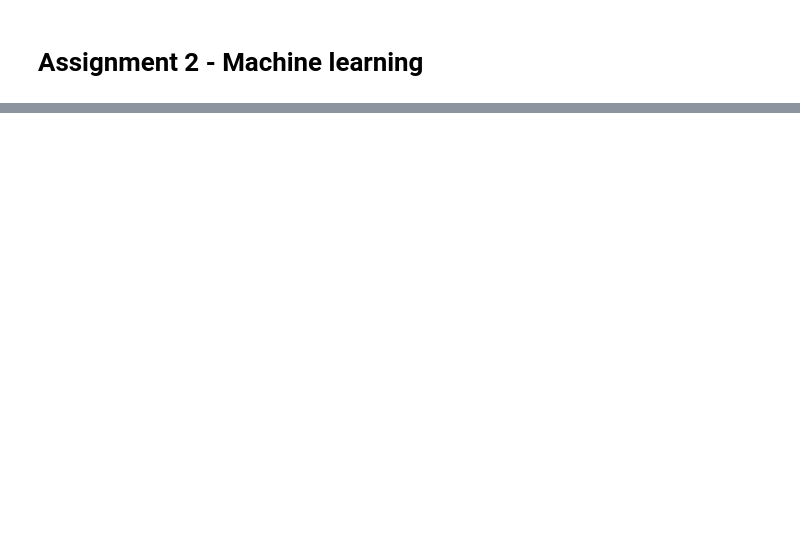
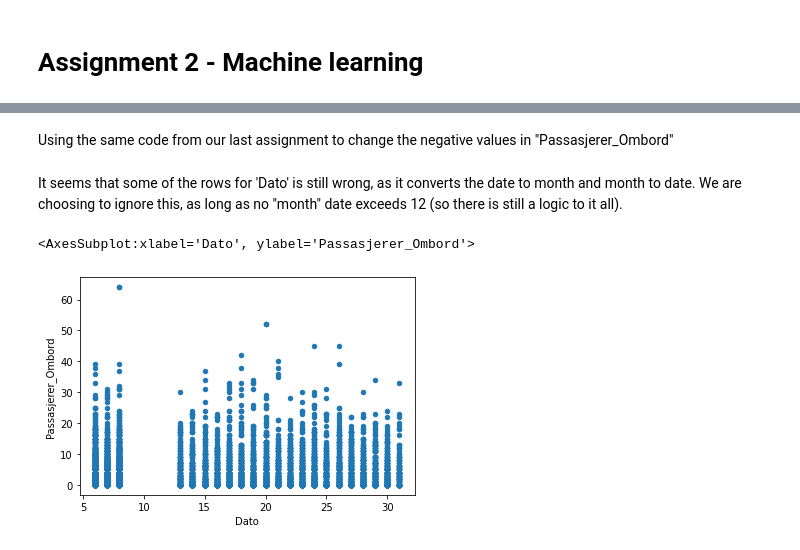
Before and after one commit to tomaloki/Assignment2_DAVE3625, a Jupyter notebook: Notebook/Assignment2_DAVE3625.ipynb, the cells around one changed output, grey strips where cells are left out. Cells and saved outputs as stored; diff of their text form; code cells hidden in the pictures; blank space fills up the shorter version.

Commit message:
Added some code to "Assignment 2", still testing and trying out

```diff
--- a/Notebook/Assignment2_DAVE3625.ipynb
+++ b/Notebook/Assignment2_DAVE3625.ipynb
@@ -13,3 +20,10 @@ from sklearn import metrics
 from sklearn import preprocessing
 from sklearn.linear_model import LinearRegression
 from sklearn.model_selection import train_test_split
+# %%
+# Importing the dataset from ruter
+url = 'https://raw.githubusercontent.com/umaimehm/Intro_to_AI_2021/main/assignment2-machinelearning/Ruter-data.csv'
+
+df = pd.read_csv(url, sep=';')
+
+df.head()
@@ -15,0 +40,5 @@ from sklearn.model_selection import train_test_split
+# %%
+df.insert(2, 'Måned', pd.to_datetime(df['Dato']).dt.month)
+df.insert(3, 'År', pd.to_datetime(df['Dato']).dt.year)
+
+df['Dato'] = pd.to_datetime(df['Dato']).dt.day
@@ -15,0 +64,11 @@ from sklearn.model_selection import train_test_split
+# %% [markdown]
+Using the same code from our last assignment to change the negative values in "Passasjerer_Ombord"
+# %%
+df["Passasjerer_Ombord"] = np.where(df["Passasjerer_Ombord"] < 0, 0, df["Passasjerer_Ombord"])
+# %% [markdown]
+It seems that some of the rows for 'Dato' is still wrong, as it converts the date to month and month to date. We are choosing to ignore this, as long as no "month" date exceeds 12 (so there is still a logic to it all).
+# %%
+df.plot.scatter(x= 'Dato', y = 'Passasjerer_Ombord')
+# %% [output]
+<AxesSubplot:xlabel='Dato', ylabel='Passasjerer_Ombord'>
+[figure, added]
```
Also changed, not shown: parts of 13 cells of this notebook.
